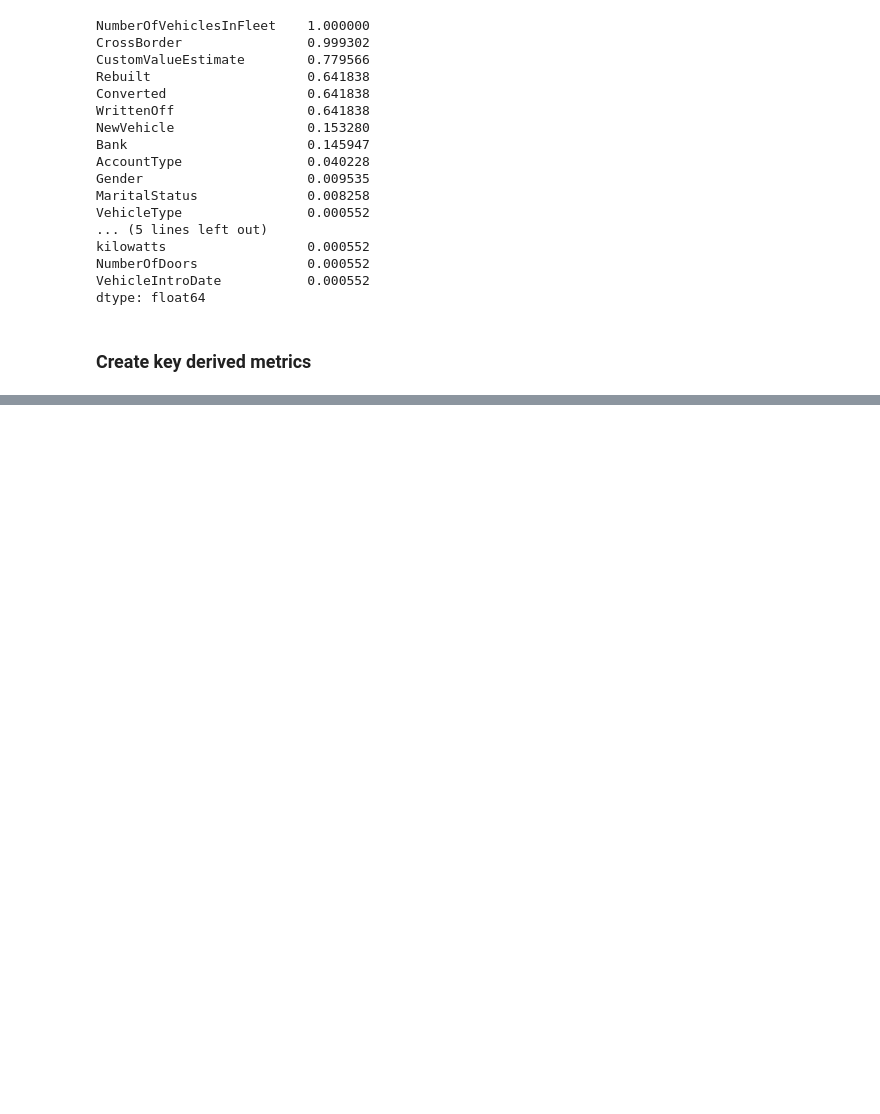
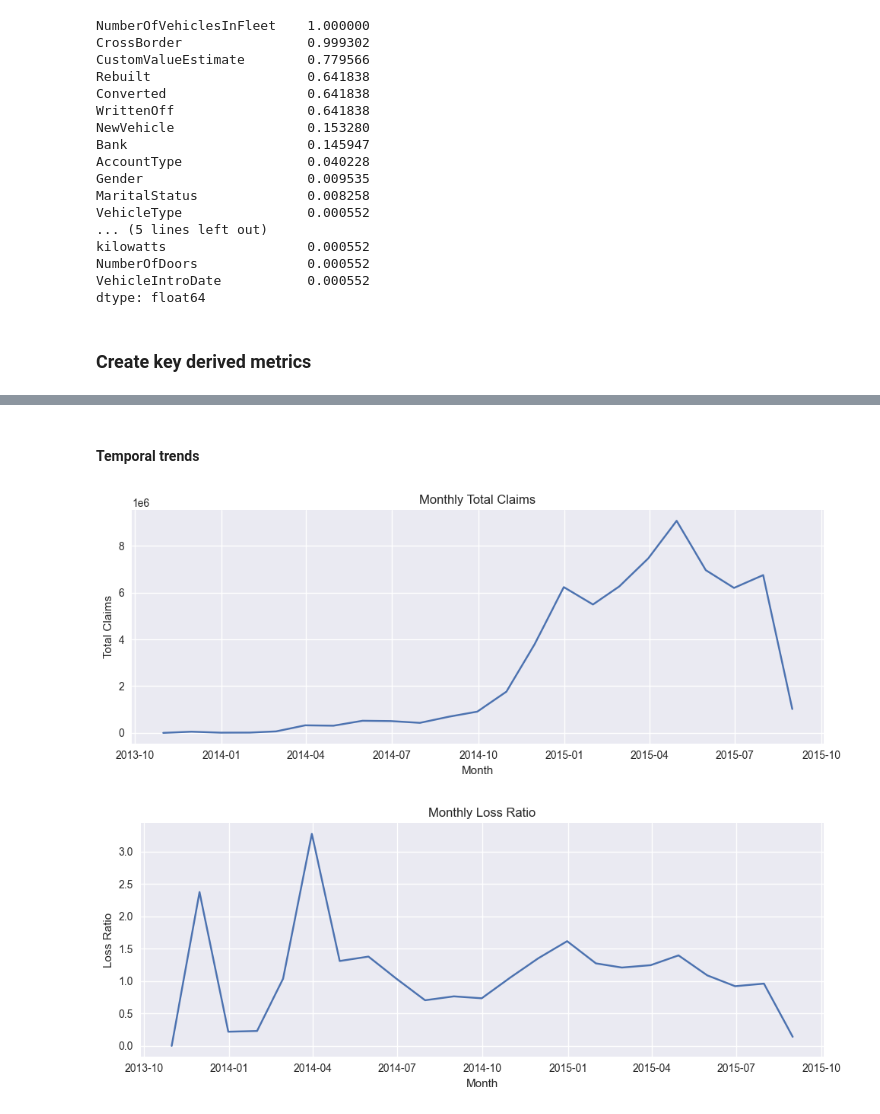
Before and after one commit to biyavani/10-academy-week-3, a Jupyter notebook: notebooks/task_1_eda.ipynb, the cells around one changed output, grey strips where cells are left out. Drawn from its saved outputs; the diff is of its cells as text; code cells hidden in the pictures; blank space fills up the shorter version.

```diff
--- a/notebooks/task_1_eda.ipynb
+++ b/notebooks/task_1_eda.ipynb
@@ -130,0 +205,32 @@ df["Margin"] = df["TotalPremium"] - df["TotalClaims"]
+# %% [markdown]
+#### Temporal trends
+# %%
+monthly = (
+    df.groupby(pd.Grouper(key="TransactionMonth", freq="M"))
+    .agg(
+        total_premium=("TotalPremium", "sum"),
+        total_claims=("TotalClaims", "sum"),
+        policies=("PolicyID", "nunique"),
+    )
+    .reset_index()
+)
+monthly["loss_ratio"] = monthly["total_claims"] / monthly["total_premium"]
+
+plt.figure(figsize=(10, 4))
+plt.plot(monthly["TransactionMonth"], monthly["total_claims"])
+plt.title("Monthly Total Claims")
+plt.xlabel("Month")
+plt.ylabel("Total Claims")
+plt.tight_layout()
+plt.show()
+
+plt.figure(figsize=(10, 4))
+plt.plot(monthly["TransactionMonth"], monthly["loss_ratio"])
+plt.title("Monthly Loss Ratio")
+plt.xlabel("Month")
+plt.ylabel("Loss Ratio")
+plt.tight_layout()
+plt.show()
+# %% [output]
+[figure, added]
+[figure, added]
```
Also changed, not shown: parts of 11 cells of this notebook.
